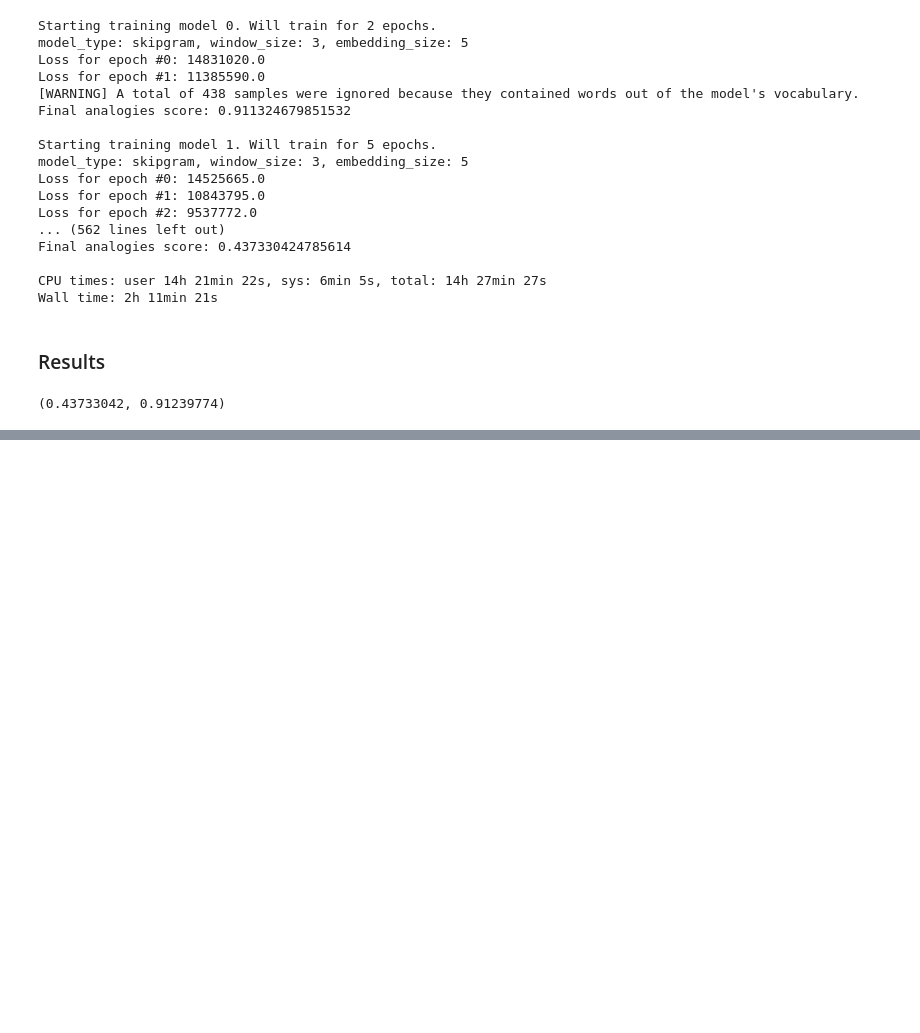
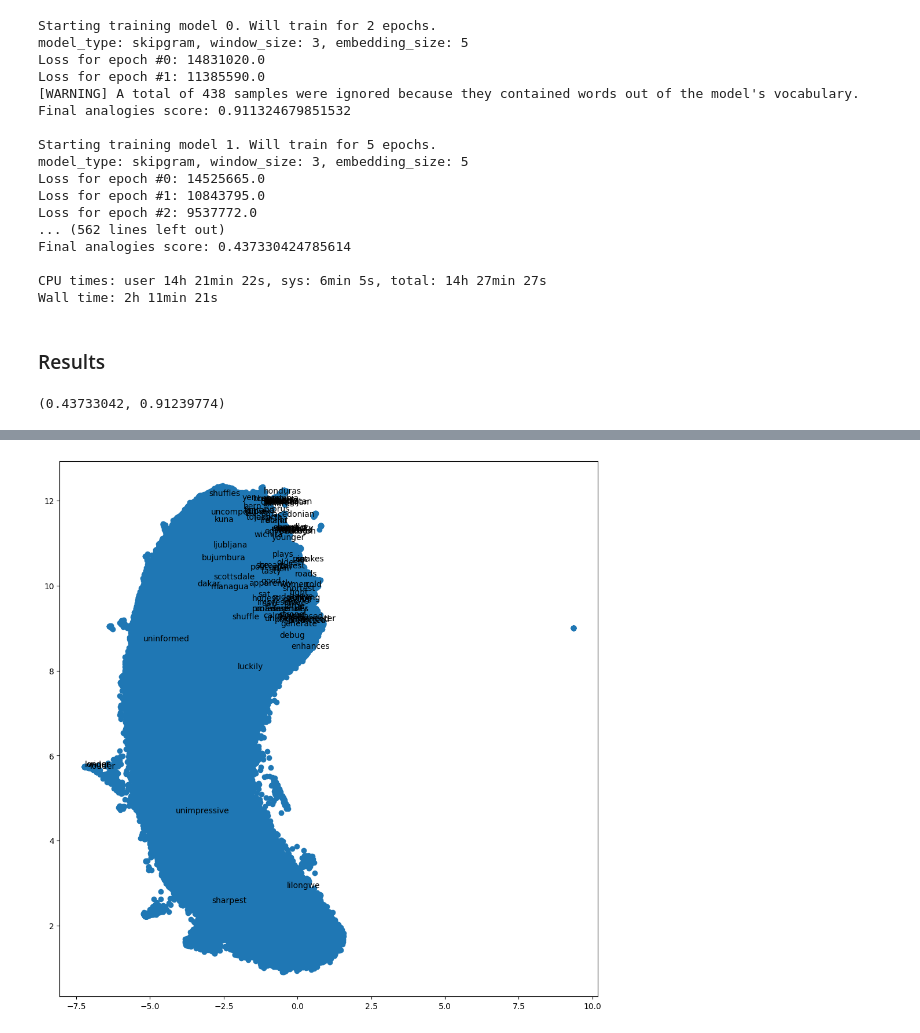
Before and after one commit to marcoVinha/nlp-tp1, a Jupyter notebook: notebooks/nlp_tp1.ipynb, the cells around one changed output, grey strips where cells are left out. Saved outputs shown, nothing was run; the diff lists cells and outputs as text; code cells hidden in the pictures; blank space fills up the shorter version.

```diff
--- a/notebooks/nlp_tp1.ipynb
+++ b/notebooks/nlp_tp1.ipynb
@@ -258,0 +289,13 @@ worst_model_params["score"], best_model_params["score"]
+# %%
+worst_model = Word2VecModel(
+    model_type=worst_model_params["params"]["model_type"],
+    window_size=worst_model_params["params"]["window_size"],
+    embedding_size=worst_model_params["params"]["embedding_size"],
+    min_word_count=0,
+    workers=12,
+)
+
+worst_model.train(
+    dataset=train_dataset,
+    epochs=worst_model_params["params"]["epochs"],
+)
@@ -258,0 +386,20 @@ worst_model_params["score"], best_model_params["score"]
+# %%
+worst_model_words_to_highlight = [
+    worst_model.wv.key_to_index[word] for word in analogies_words if word in worst_model.wv.key_to_index
+]
+
+# worst_model_words_to_highlight = [
+#     worst_model.wv.key_to_index[word] for word in ["cuba", "china"] if word in worst_model.wv.key_to_index
+# ]
+# %%
+worst_model_x_vals, worst_model_y_vals, worst_model_labels = reduce_dimensions(worst_model)
+# %%
+plot_embeddings(
+    worst_model_x_vals,
+    worst_model_y_vals,
+    worst_model_labels,
+    n_sample=100,
+    indices_to_highlight=worst_model_words_to_highlight
+)
+# %% [output]
+[figure, added]
```
Also changed, not shown: parts of 17 cells of this notebook, 1 other file.
